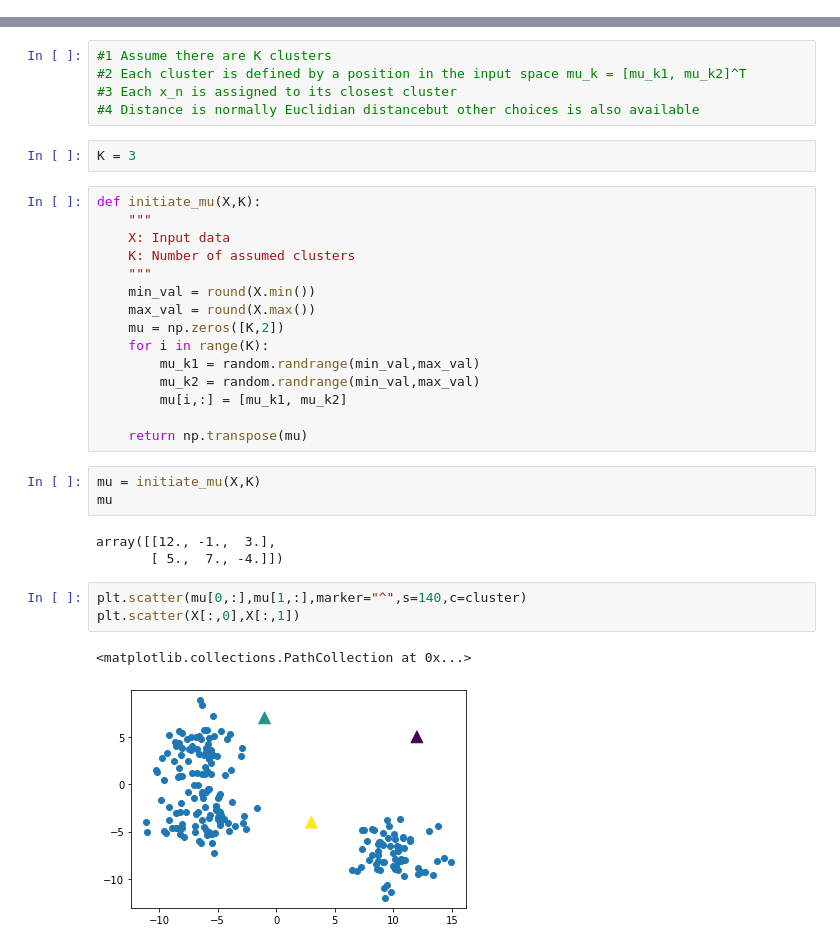
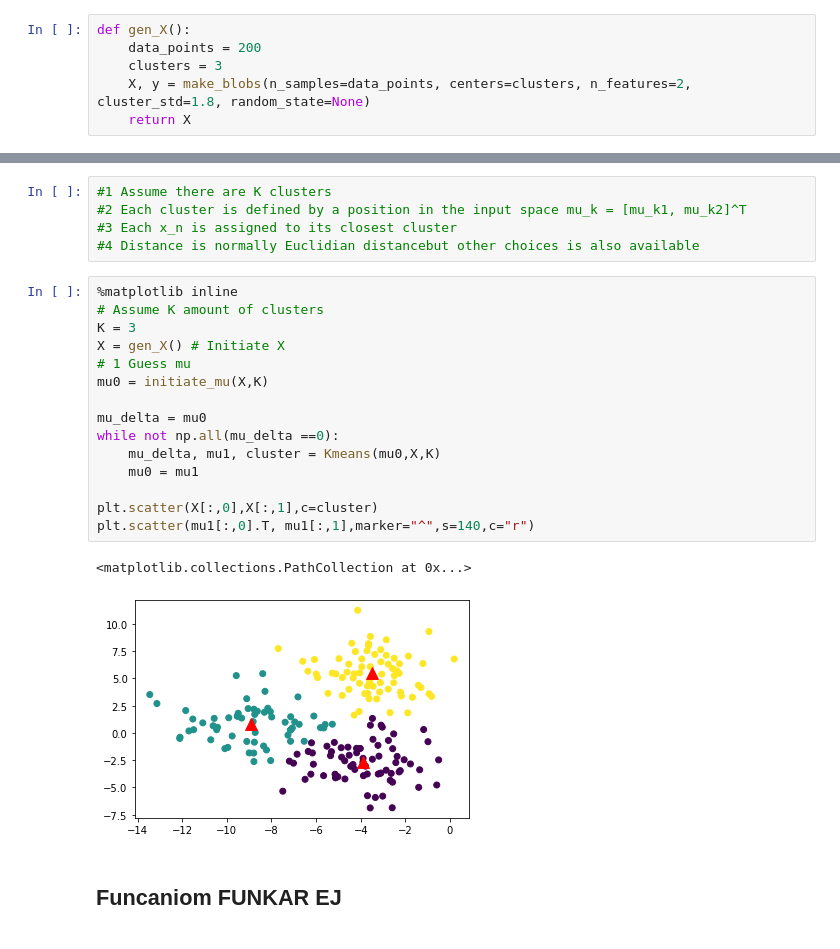
Before and after one commit to anderssegerlund/Machine-Learning, a Jupyter notebook: Algorithms/K-Means/K-Means.ipynb, the cells around one changed output, grey strips where cells are left out. Cells and saved outputs as stored; diff of their text form.

Commit message:
Adding KMeans

```diff
--- a/Algorithms/K-Means/K-Means.ipynb
+++ b/Algorithms/K-Means/K-Means.ipynb
@@ -16,0 +18,6 @@ plt.scatter(X[:,0],X[:,1])
+# %%
+def gen_X():
+    data_points = 200
+    clusters = 3
+    X, y = make_blobs(n_samples=data_points, centers=clusters, n_features=2, cluster_std=1.8, random_state=None)
+    return X
@@ -22,31 +91,22 @@ plt.scatter(X[:,0],X[:,1])
 #3 Each x_n is assigned to its closest cluster
 #4 Distance is normally Euclidian distancebut other choices is also available
 # %%
+%matplotlib inline
+# Assume K amount of clusters
 K = 3
+X = gen_X() # Initiate X
+# 1 Guess mu
+mu0 = initiate_mu(X,K)
+
+mu_delta = mu0
+while not np.all(mu_delta ==0):
+    mu_delta, mu1, cluster = Kmeans(mu0,X,K)
+    mu0 = mu1
+
+plt.scatter(X[:,0],X[:,1],c=cluster)
+plt.scatter(mu1[:,0].T, mu1[:,1],marker="^",s=140,c="r")
+# %% [output]
+<matplotlib.collections.PathCollection at 0x...>
+[figure, added]
-# %%
-def initiate_mu(X,K):
-    """
-    X: Input data
-    K: Number of assumed clusters
-    """
-    min_val = round(X.min())
-    max_val = round(X.max())
-    mu = np.zeros([K,2])
-    for i in range(K):
-        mu_k1 = random.randrange(min_val,max_val)
-        mu_k2 = random.randrange(min_val,max_val)
-        mu[i,:] = [mu_k1, mu_k2]
-
-    return np.transpose(mu)
-# %%
-mu = initiate_mu(X,K)
-mu
-# %% [output]
-array([[12., -1.,  3.],
-       [ 5.,  7., -4.]])
-# %%
-plt.scatter(mu[0,:],mu[1,:],marker="^",s=140,c=cluster)
-plt.scatter(X[:,0],X[:,1])
-# %% [output]
-<matplotlib.collections.PathCollection at 0x...>
-[figure, removed]
+# %% [markdown]
+## Funcaniom FUNKAR EJ
```
Also changed, not shown: parts of 14 cells of this notebook.
